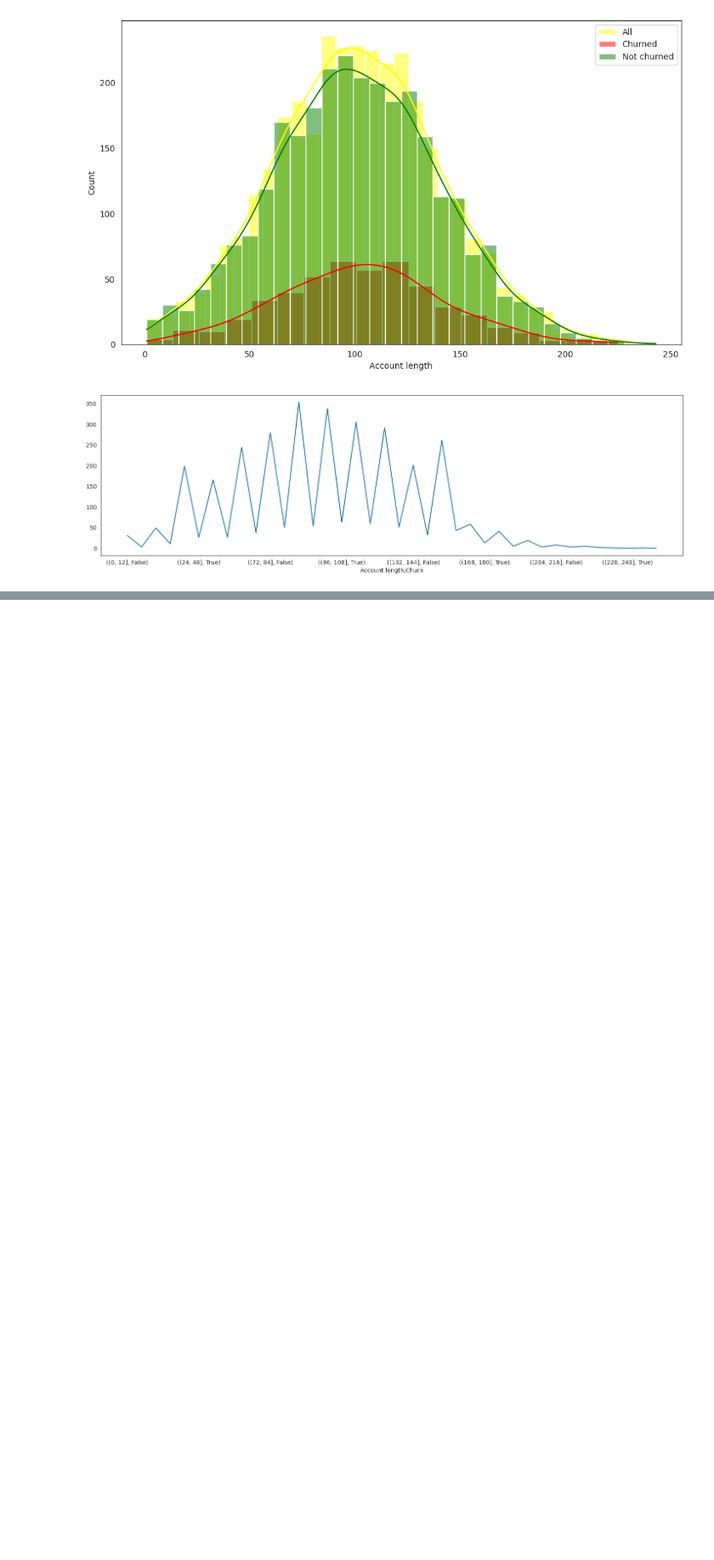
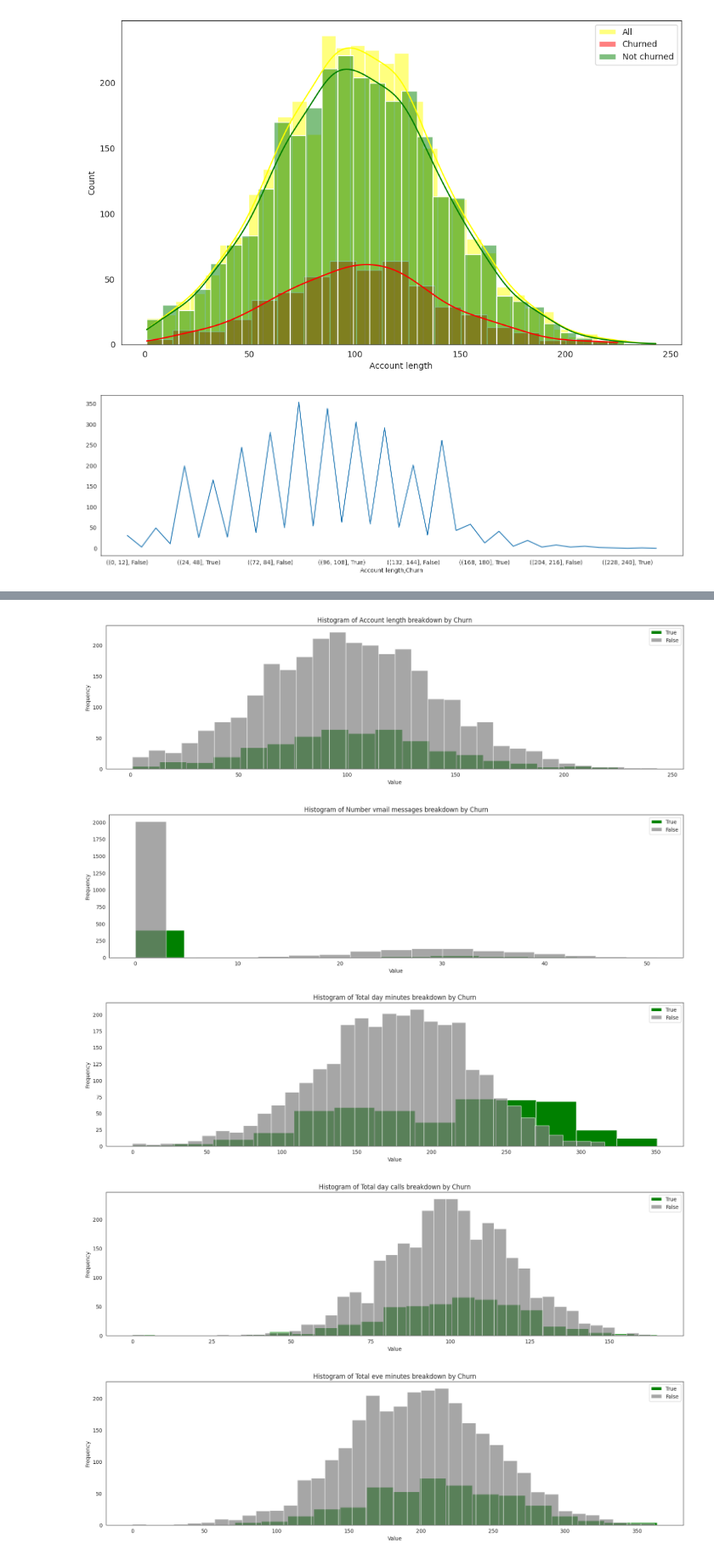
Before and after one commit to Avik-G/Telecom-Customer-Churn-Analysis, a Jupyter notebook: Telecom_Customer_Churn_Analysis.ipynb, the cells around one changed output, grey strips where cells are left out. Shown at 85% size. Saved outputs shown, nothing was run; the diff lists cells and outputs as text; code cells hidden in the pictures; blank space fills up the shorter version.

```diff
--- a/Telecom_Customer_Churn_Analysis.ipynb
+++ b/Telecom_Customer_Churn_Analysis.ipynb
@@ -473,0 +609,21 @@ plt.show()
+# %%
+# #Histogram breaks down by target variable
+def plot_hist_y(x,y):
+    plt.hist(list(x[y == 1]),color='green',label='True',bins='auto')
+    plt.hist(list(x[y == 0]),color='grey', alpha = 0.7, label='False',bins='auto')
+    plt.title("Histogram of {var} breakdown by {Y}".format(var = x.name,Y=y.name))
+    plt.xlabel("Value")
+    plt.ylabel("Frequency")
+    plt.legend(loc="upper right")
+    plt.savefig("Histogram of {var} breakdown by {Y}.png".format(var = x.name,Y=y.name))
+    plt.show()
+# %%
+for i in col_name:
+    #print(i)
+    plot_hist_y(df_1[i],df_1.Churn)
+# %% [output]
+[figure, added]
+[figure, added]
+[figure, added]
+[figure, added]
+[figure, added]
```
Also changed, not shown: parts of 26 cells of this notebook.
